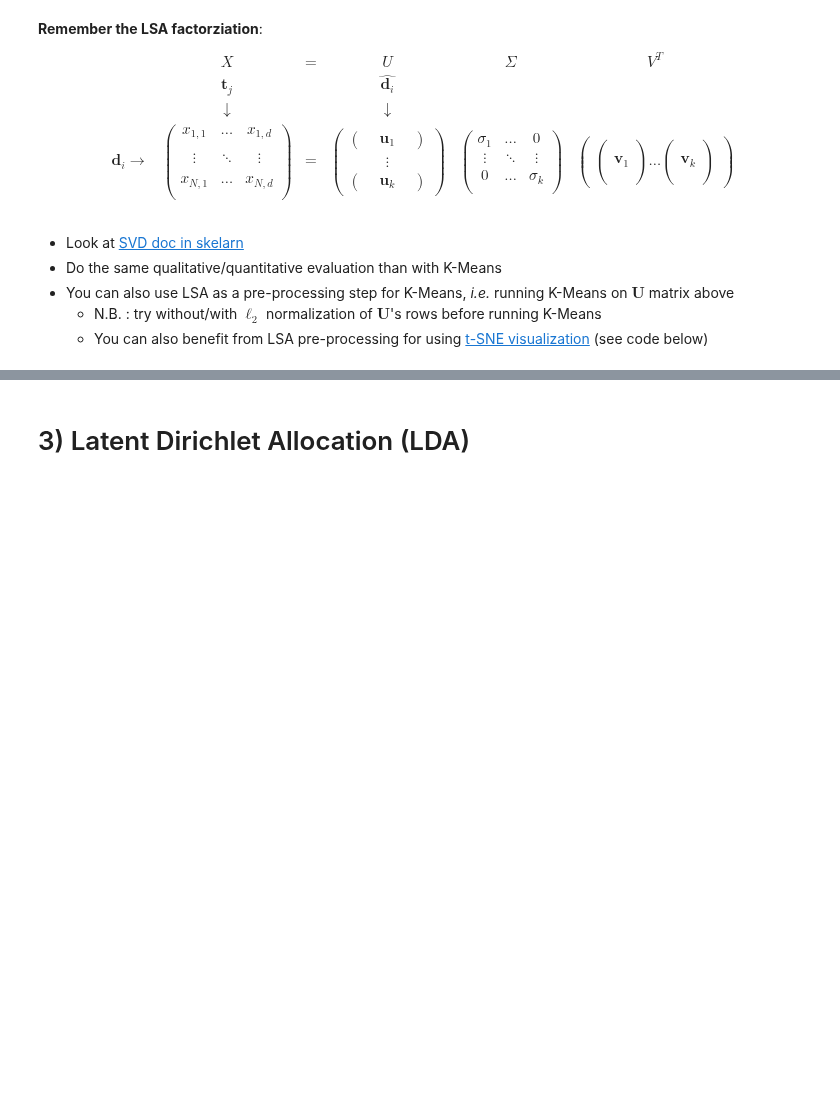
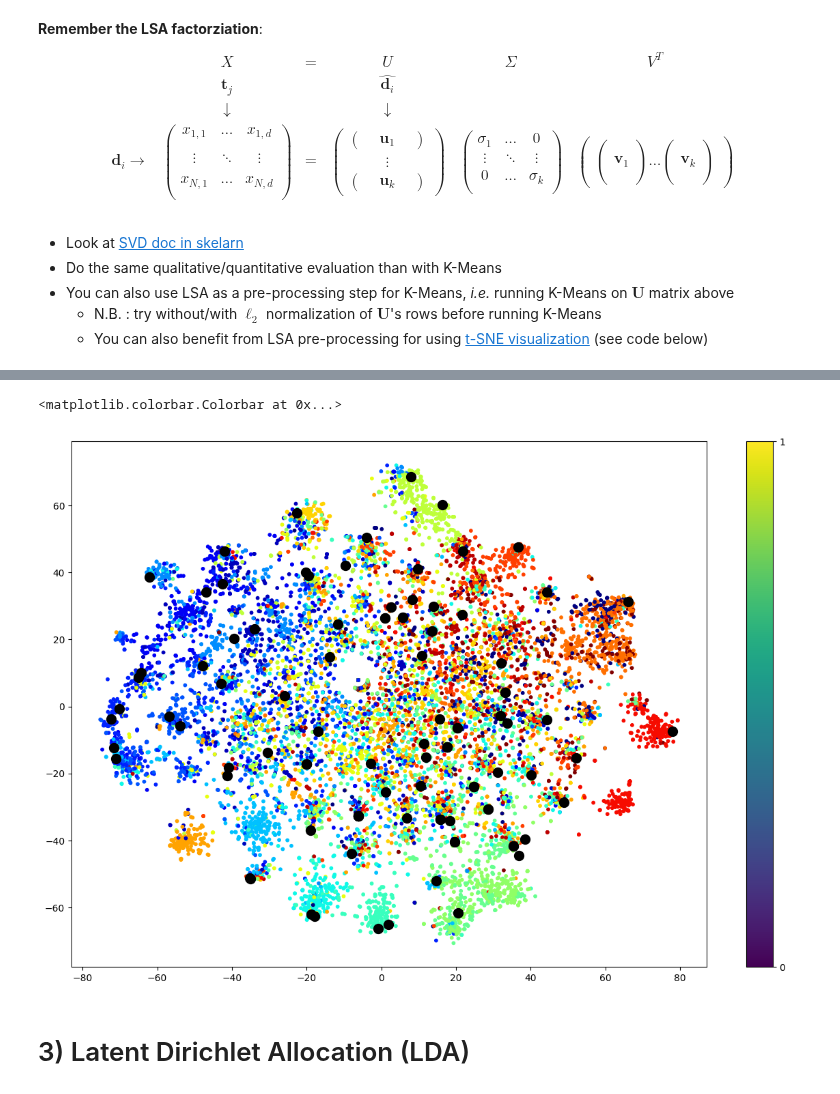
Before and after one commit to SharaineMALARVIJY/S2_Natural_Language_Processing, a Jupyter notebook: TP2/2b-Clustering.ipynb, the cells around one changed output, grey strips where cells are left out. Saved outputs shown, nothing was run; the diff lists cells and outputs as text; code cells hidden in the pictures; blank space fills up the shorter version.

```diff
--- a/TP2/2b-Clustering.ipynb
+++ b/TP2/2b-Clustering.ipynb
@@ -237,8 +267,13 @@ $$
     - N.B. : try without/with $\ell_2$ normalization of $\boldsymbol{U}$'s rows before running  K-Means
     - You can also benefit from LSA pre-processing for using [t-SNE visualization](https://scikit-learn.org/stable/modules/generated/sklearn.manifold.TSNE.html) (see code below)
 # %%
-# t-SNE from the U matrix computed by LSA
 from sklearn.manifold import TSNE
-tsne = TSNE(n_components=2, init='pca',n_iter=5000, verbose=2)
+from sklearn.decomposition import TruncatedSVD
+tsne = TSNE(n_components=2, init='pca',max_iter=1000, verbose=1)
+
+svd = TruncatedSVD(n_components=100, random_state=0)
+
+U = svd.fit_transform(vectors)
+
 tsne_mat = tsne.fit_transform(U)
 # %% [output]
@@ -246,17 +298,15 @@ TypeError: TSNE.__init__() got an unexpected keyword argument 'n_iter'
 # %%
-NN2cluster = np.argmax(np.abs(vectors_SVDn), axis=0)
-#import seaborn as sns
-import matplotlib.cm as cm
-cmap = cm.tab20
-cmap = cm.get_cmap('hsv', 20)
-cmap = cm.get_cmap('jet', 20)
-#cmap = cm.tab20
+NN2cluster = np.argmax(np.abs(U), axis=0)
 
-plt.figure(figsize=(15,10))
-plt.scatter(tsne_mat[:,0],tsne_mat[:,1], c=Y, cmap=cmap, s=10)
-plt.scatter(tsne_mat[NN2cluster[:],0],tsne_mat[NN2cluster[:],1], c='black', s=100)
-#plt.scatter(tsne_mat[NN2cluster2[:],0],tsne_mat[NN2cluster2[:],1], c='red', s=100)
+cmap = plt.colormaps.get_cmap("jet")
+
+plt.figure(figsize=(15, 10))
+plt.scatter(tsne_mat[:, 0], tsne_mat[:, 1], c=Y, cmap=cmap, s=10)
+plt.scatter(tsne_mat[NN2cluster[:], 0], tsne_mat[NN2cluster[:], 1], c="black", s=100)
 plt.colorbar(ticks=range(20))
+# %% [output]
+<matplotlib.colorbar.Colorbar at 0x...>
+[figure, added]
 # %% [markdown]
 # 3) Latent Dirichlet Allocation (LDA)
 # %% [markdown]
```
Also changed, not shown: parts of 19 cells of this notebook.
